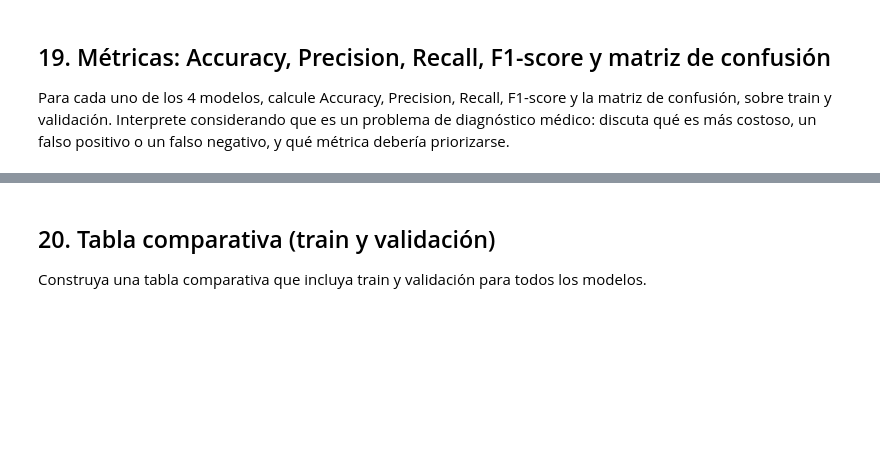
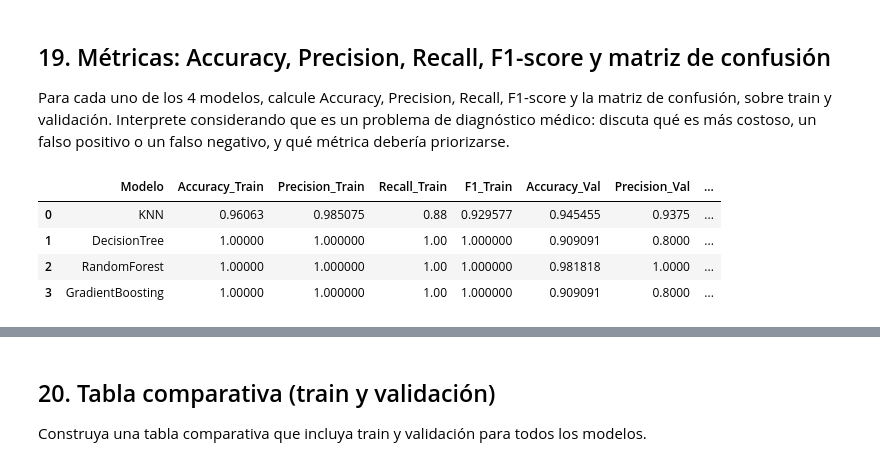
Before and after one commit to Jjes07/FundamentosML-Workshop2, a Jupyter notebook: Clasificación.ipynb, the cells around one changed output, grey strips where cells are left out. Drawn from its saved outputs; the diff is of its cells as text; code cells hidden in the pictures; blank space fills up the shorter version.

Commit message:
Implementa Fases 3-6 en clasificación: entrenamiento, métricas y modelos en models/clasificacion/

```diff
--- a/Clasificación.ipynb
+++ b/Clasificación.ipynb
@@ -801,4 +881,14 @@ Entrene los siguientes modelos sobre el conjunto de entrenamiento: KNN Classifie
 
 Para cada modelo, genere las predicciones sobre el conjunto de validación.
 # %%
-# Predicciones de cada modelo sobre X_val:
+# Fase 4 (punto 17): predicciones sobre train, validation y test
+predictions = {}
+
+for name, pipeline in models.items():
+    predictions[name] = {
+        'train': pipeline.predict(X_train),
+        'val': pipeline.predict(X_val),
+        'test': pipeline.predict(X_test)
+    }
+
+print('Predicciones generadas para los 4 modelos en train, val y test.')
@@ -811,5 +903,31 @@ Para cada modelo, genere las predicciones sobre el conjunto de validación.
 
 Para cada uno de los 4 modelos, calcule Accuracy, Precision, Recall, F1-score y la matriz de confusión, sobre train y validación. Interprete considerando que es un problema de diagnóstico médico: discuta qué es más costoso, un falso positivo o un falso negativo, y qué métrica debería priorizarse.
 # %%
-# Función de evaluación y cálculo de métricas en train y val para cada modelo:
+# Fase 5 (punto 19): métricas de clasificación en train y validation
+from sklearn.metrics import accuracy_score, precision_score, recall_score, f1_score
+def eval_metrics_clf(y_true, y_pred):
+    return {
+        'Accuracy': accuracy_score(y_true, y_pred),
+        'Precision': precision_score(y_true, y_pred, pos_label=1),
+        'Recall': recall_score(y_true, y_pred, pos_label=1),
+        'F1': f1_score(y_true, y_pred, pos_label=1)
+    }
+results_train_val = []
+for name, preds in predictions.items():
+    train_metrics = eval_metrics_clf(y_train, preds['train'])
+    val_metrics = eval_metrics_clf(y_val, preds['val'])
+
+    results_train_val.append({
+        'Modelo': name,
+        **{f'{k}_Train': v for k, v in train_metrics.items()},
+        **{f'{k}_Val': v for k, v in val_metrics.items()}
+    })
+df_results_train_val = pd.DataFrame(results_train_val)
+df_results_train_val
+# %% [output]
+|  | Modelo | Accuracy_Train | Precision_Train | Recall_Train | F1_Train | Accuracy_Val | Precision_Val | ... |
+| 0 | KNN | 0.96063 | 0.985075 | 0.88 | 0.929577 | 0.945455 | 0.9375 | ... |
+| 1 | DecisionTree | 1.00000 | 1.000000 | 1.00 | 1.000000 | 0.909091 | 0.8000 | ... |
+| 2 | RandomForest | 1.00000 | 1.000000 | 1.00 | 1.000000 | 0.981818 | 1.0000 | ... |
+| 3 | GradientBoosting | 1.00000 | 1.000000 | 1.00 | 1.000000 | 0.909091 | 0.8000 | ... |
 # %% [markdown]
```
Also changed, not shown: parts of 31 cells of this notebook, 4 other files.
